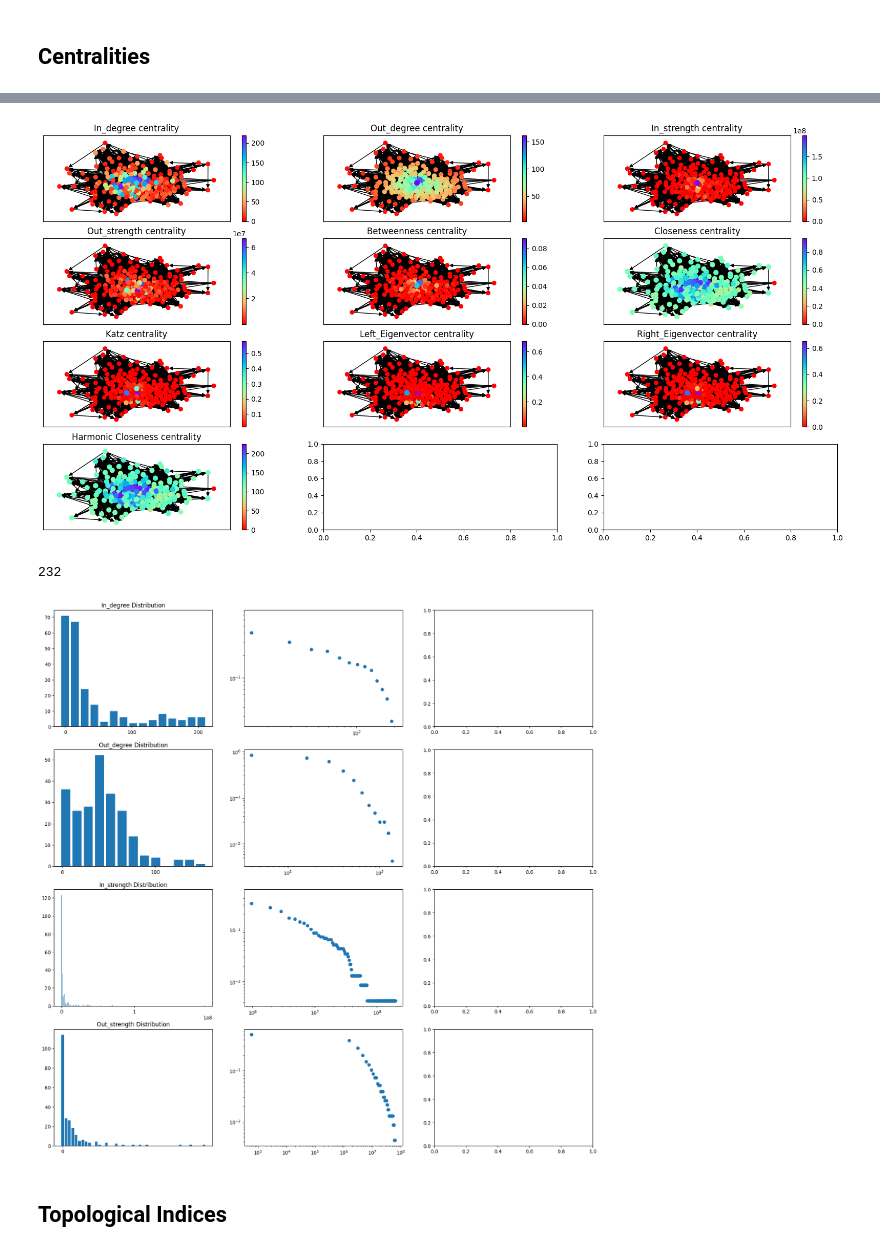
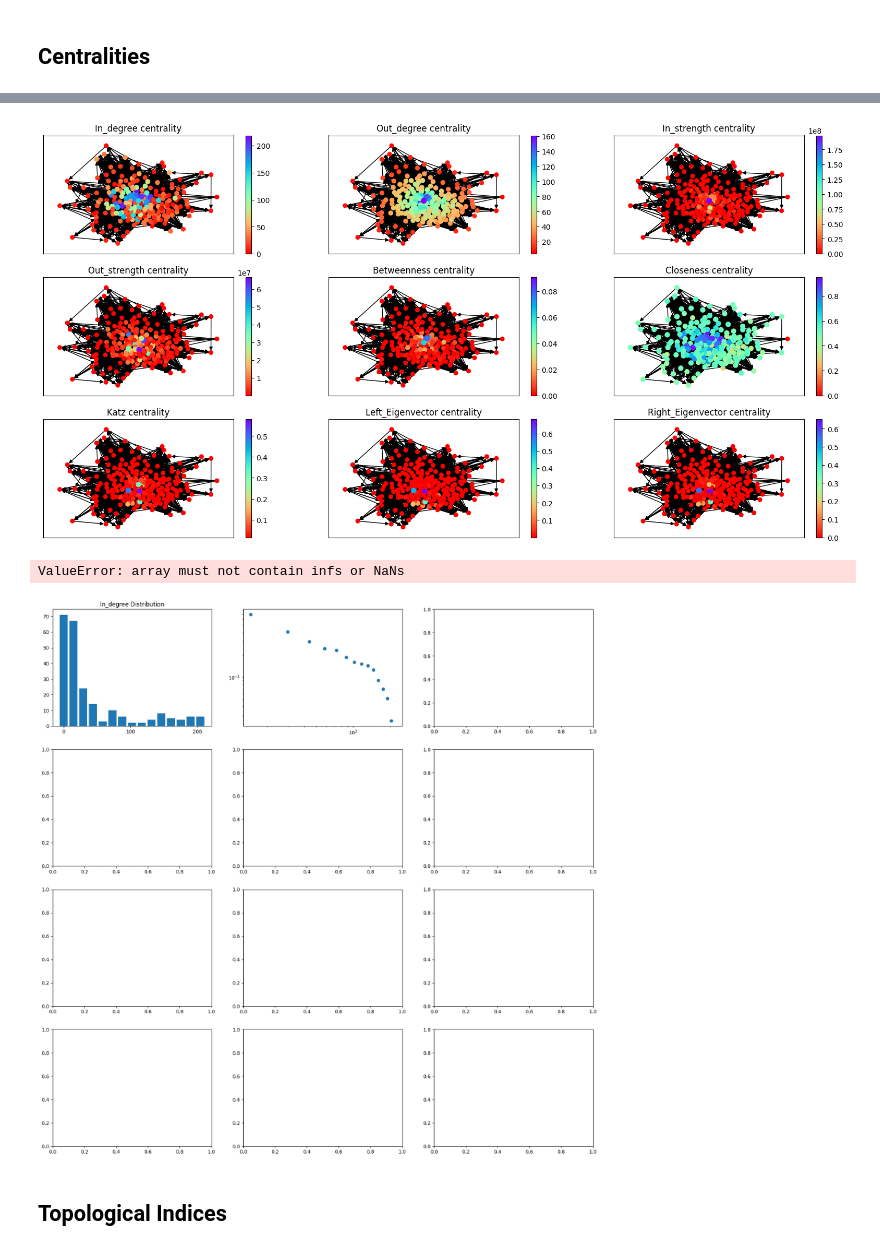
Before and after one commit to Ethangx8/AdvancedDataScienceCN, a Jupyter notebook: notebook/notebook.ipynb, the cells around one changed output, grey strips where cells are left out. Cells and saved outputs as stored; diff of their text form; code cells hidden in the pictures.

```diff
--- a/notebook/notebook.ipynb
+++ b/notebook/notebook.ipynb
@@ -132,16 +133,15 @@ plt.show()
 spectral_radius = 1/max(nx.adjacency_spectrum(g, weight = 'migration_total')).real
 # %%
 centralities = {}
-centralities["In_degree"] = {x[0]:x[1] for x in g.in_degree()}
-centralities["Out_degree"] = {x[0]:x[1] for x in g.out_degree()}
-centralities["In_strength"] = {x[0]:x[1] for x in g.in_degree(weight = 'migration_total')}
-centralities["Out_strength"] = {x[0]:x[1] for x in g.out_degree(weight = 'migration_total')}
+centralities["In_degree"] = dict(g.in_degree())
+centralities["Out_degree"] = dict(g.out_degree())
+centralities["In_strength"] = dict(g.in_degree(weight = 'migration_total'))
+centralities["Out_strength"] = dict(g.out_degree(weight = 'migration_total'))
 centralities["Betweenness"] = nx.betweenness_centrality(g)
 centralities["Closeness"] = nx.closeness_centrality(g)
 centralities["Katz"] = nx.katz_centrality(g, alpha=0.95*spectral_radius, weight = 'migration_total')
 centralities["Left_Eigenvector"] = nx.eigenvector_centrality(g.reverse(), weight = 'migration_total')
 centralities["Right_Eigenvector"] = nx.eigenvector_centrality(g, weight = 'migration_total')
-centralities["Harmonic Closeness"] = nx.harmonic_centrality(g)
 # %%
 centralities_df = pd.DataFrame(centralities)
 corr_matrix = centralities_df.corr(method="pearson")
@@ -175,10 +175,6 @@ for idx, (k, v) in enumerate(centralities.items()):
     subp[j][i].set(title = f"{k} centrality")
 plt.show()
 # %% [output]
-[figure, old version]
+[figure, new version]
-# %%
-len(centralities["In_strength"])
-# %% [output]
-232
 # %%
 def closest_power_of_10(num):
@@ -195,18 +185,17 @@ def closest_power_of_10(num):
 # %%
 _, subp2 = plt.subplots(4, 3, figsize=(20, 20))
 for idx, key in enumerate(list(centralities.keys())[:4]):
     vals = list(centralities[key].values())
     counts, bins , _ = subp2[idx][0].hist(centralities[key].values(), align='left', rwidth=0.8, bins = "auto")
-    bins = bins[:-1]
     cdf = np.cumsum(counts)/np.sum(counts)
     ccdf = 1 - cdf
     subp2[idx][0].set(title = f'{key} Distribution',
                       xticks = range(0, max(centralities[key].values()), closest_power_of_10(max(centralities[key].values()))))
-    subp2[idx][1].loglog(bins, ccdf, label='CCDF', marker='o', linestyle='none')
-
+    subp2[idx][1].loglog(bins[1:], ccdf, label='CCDF', marker='o', linestyle='none')
 plt.show()
 # %% [output]
+ValueError: array must not contain infs or NaNs
-[figure, old version]
+[figure, new version]
 # %% [markdown]
 ## Topological Indices
 # %%
```
Also changed, not shown: parts of 5 cells of this notebook.
